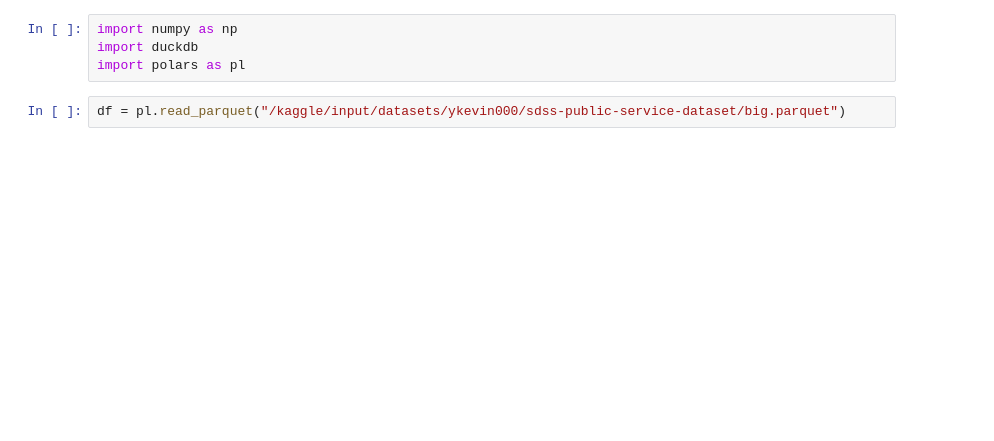
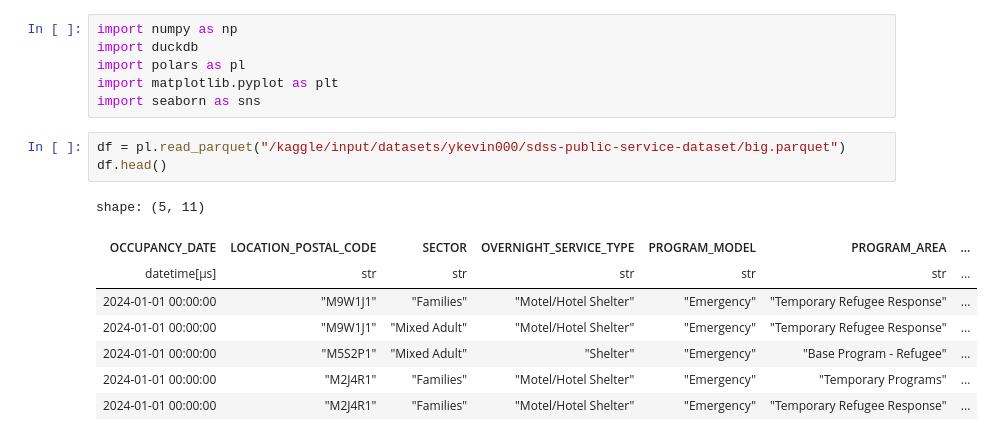
Before and after one commit to kewin-y/sdss-2026, a Jupyter notebook: ml/notebook.ipynb, the cells around one changed output. Saved outputs shown, nothing was run; the diff lists cells and outputs as text; blank space fills up the shorter version.

```diff
--- a/ml/notebook.ipynb
+++ b/ml/notebook.ipynb
@@ -2,5 +2,17 @@
 import numpy as np
 import duckdb
 import polars as pl
+import matplotlib.pyplot as plt
+import seaborn as sns
 # %%
 df = pl.read_parquet("/kaggle/input/datasets/ykevin000/sdss-public-service-dataset/big.parquet")
+df.head()
+# %% [output]
+shape: (5, 11)
+| OCCUPANCY_DATE | LOCATION_POSTAL_CODE | SECTOR | OVERNIGHT_SERVICE_TYPE | PROGRAM_MODEL | PROGRAM_AREA | ... |
+| datetime[μs] | str | str | str | str | str | ... |
+| 2024-01-01 00:00:00 | "M9W1J1" | "Families" | "Motel/Hotel Shelter" | "Emergency" | "Temporary Refugee Response" | ... |
+| 2024-01-01 00:00:00 | "M9W1J1" | "Mixed Adult" | "Motel/Hotel Shelter" | "Emergency" | "Temporary Refugee Response" | ... |
+| 2024-01-01 00:00:00 | "M5S2P1" | "Mixed Adult" | "Shelter" | "Emergency" | "Base Program - Refugee" | ... |
+| 2024-01-01 00:00:00 | "M2J4R1" | "Families" | "Motel/Hotel Shelter" | "Emergency" | "Temporary Programs" | ... |
+| 2024-01-01 00:00:00 | "M2J4R1" | "Families" | "Motel/Hotel Shelter" | "Emergency" | "Temporary Refugee Response" | ... |
```
Also changed, not shown: parts of 10 cells of this notebook.
